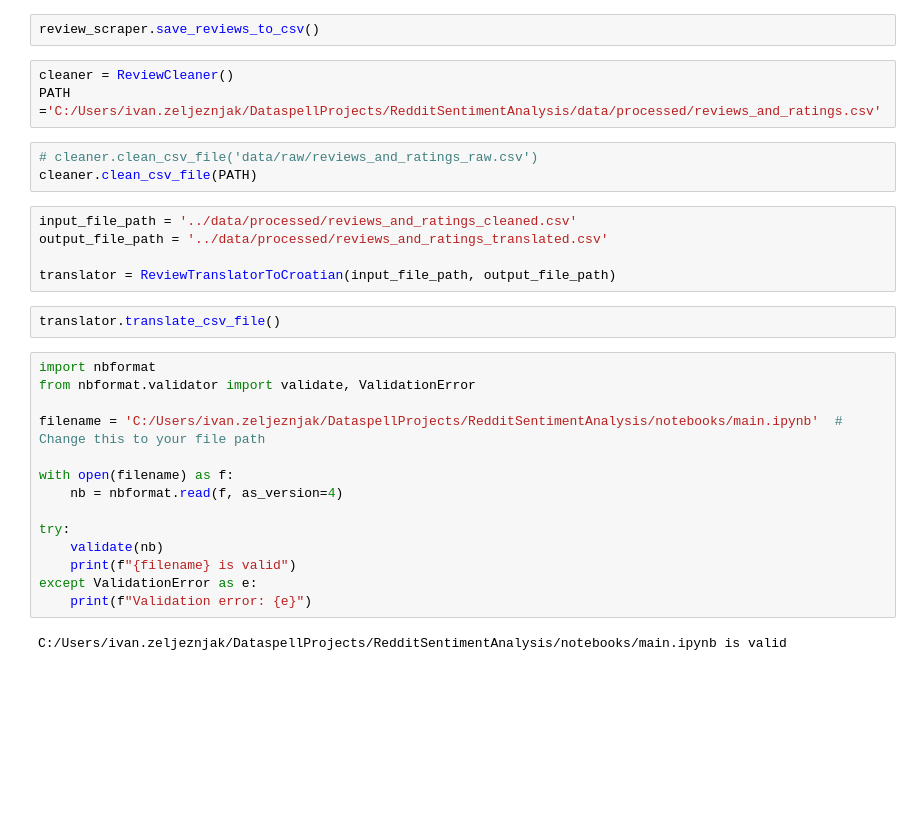
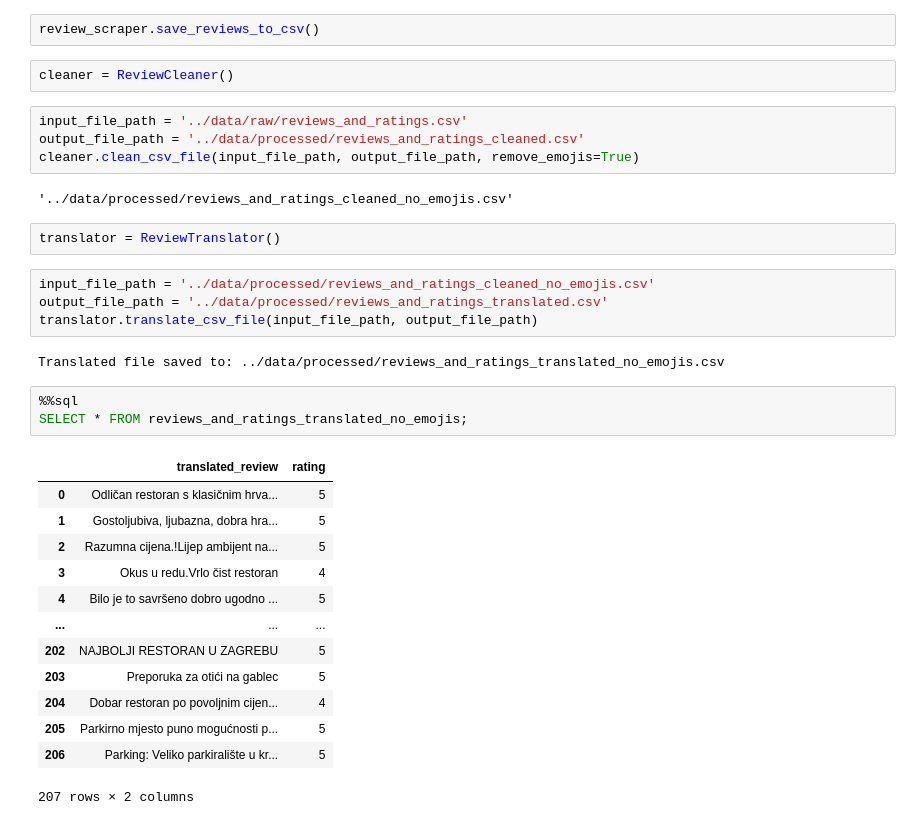
Before and after one commit to IvanVatroslav/RedditSentimentAnalysis, a Jupyter notebook: notebooks/main.ipynb, the cells around one changed output. Saved outputs shown, nothing was run; the diff lists cells and outputs as text; blank space fills up the shorter version.

Commit message:
implemented PostgreSQL, improved project structure

```diff
--- a/notebooks/main.ipynb
+++ b/notebooks/main.ipynb
@@ -26,30 +26,34 @@ review_scraper.collect_reviews()
 review_scraper.save_reviews_to_csv()
 # %%
 cleaner = ReviewCleaner()
-PATH ='C:/Users/ivan.zeljeznjak/DataspellProjects/RedditSentimentAnalysis/data/processed/reviews_and_ratings.csv'
 # %%
-# cleaner.clean_csv_file('data/raw/reviews_and_ratings_raw.csv')
-cleaner.clean_csv_file(PATH)
+input_file_path = '../data/raw/reviews_and_ratings.csv'
+output_file_path = '../data/processed/reviews_and_ratings_cleaned.csv'
+cleaner.clean_csv_file(input_file_path, output_file_path, remove_emojis=True)
+# %% [output]
+'../data/processed/reviews_and_ratings_cleaned_no_emojis.csv'
 # %%
-input_file_path = '../data/processed/reviews_and_ratings_cleaned.csv'
-output_file_path = '../data/processed/reviews_and_ratings_translated.csv'
-
-translator = ReviewTranslatorToCroatian(input_file_path, output_file_path)
+translator = ReviewTranslator()
 # %%
-translator.translate_csv_file()
+input_file_path = '../data/processed/reviews_and_ratings_cleaned_no_emojis.csv'
+output_file_path = '../data/processed/reviews_and_ratings_translated.csv'
+translator.translate_csv_file(input_file_path, output_file_path)
+# %% [output]
+Translated file saved to: ../data/processed/reviews_and_ratings_translated_no_emojis.csv
-# %%
-import nbformat
-from nbformat.validator import validate, ValidationError
-
-filename = 'C:/Users/ivan.zeljeznjak/DataspellProjects/RedditSentimentAnalysis/notebooks/main.ipynb'  # Change this to your file path
-
-with open(filename) as f:
-    nb = nbformat.read(f, as_version=4)
-
-try:
-    validate(nb)
-    print(f"{filename} is valid")
-except ValidationError as e:
-    print(f"Validation error: {e}")
-# %% [output]
-C:/Users/ivan.zeljeznjak/DataspellProjects/RedditSentimentAnalysis/notebooks/main.ipynb is valid
+# %%
+%%sql
+SELECT * FROM reviews_and_ratings_translated_no_emojis;
+# %% [output]
+|  | translated_review | rating |
+| 0 | Odličan restoran s klasičnim hrva... | 5 |
+| 1 | Gostoljubiva, ljubazna, dobra hra... | 5 |
+| 2 | Razumna cijena.!Lijep ambijent na... | 5 |
+| 3 | Okus u redu.Vrlo čist restoran | 4 |
+| 4 | Bilo je to savršeno dobro ugodno ... | 5 |
+| ... | ... | ... |
+| 202 | NAJBOLJI RESTORAN U ZAGREBU | 5 |
+| 203 | Preporuka za otići na gablec | 5 |
+| 204 | Dobar restoran po povoljnim cijen... | 4 |
+| 205 | Parkirno mjesto puno mogućnosti p... | 5 |
+| 206 | Parking: Veliko parkiralište u kr... | 5 |
+207 rows × 2 columns
```
Also changed, not shown: parts of 5 cells of this notebook, 9 other files.
